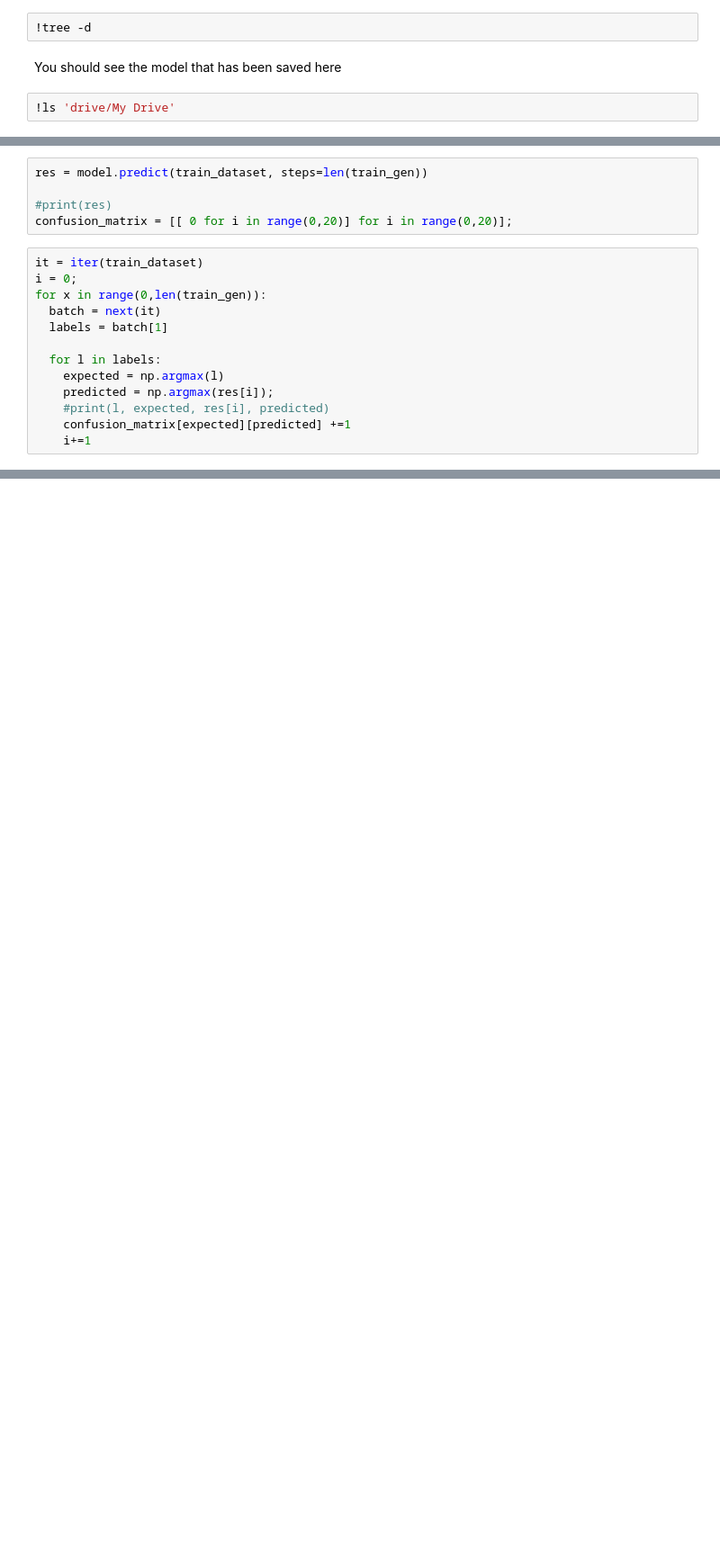
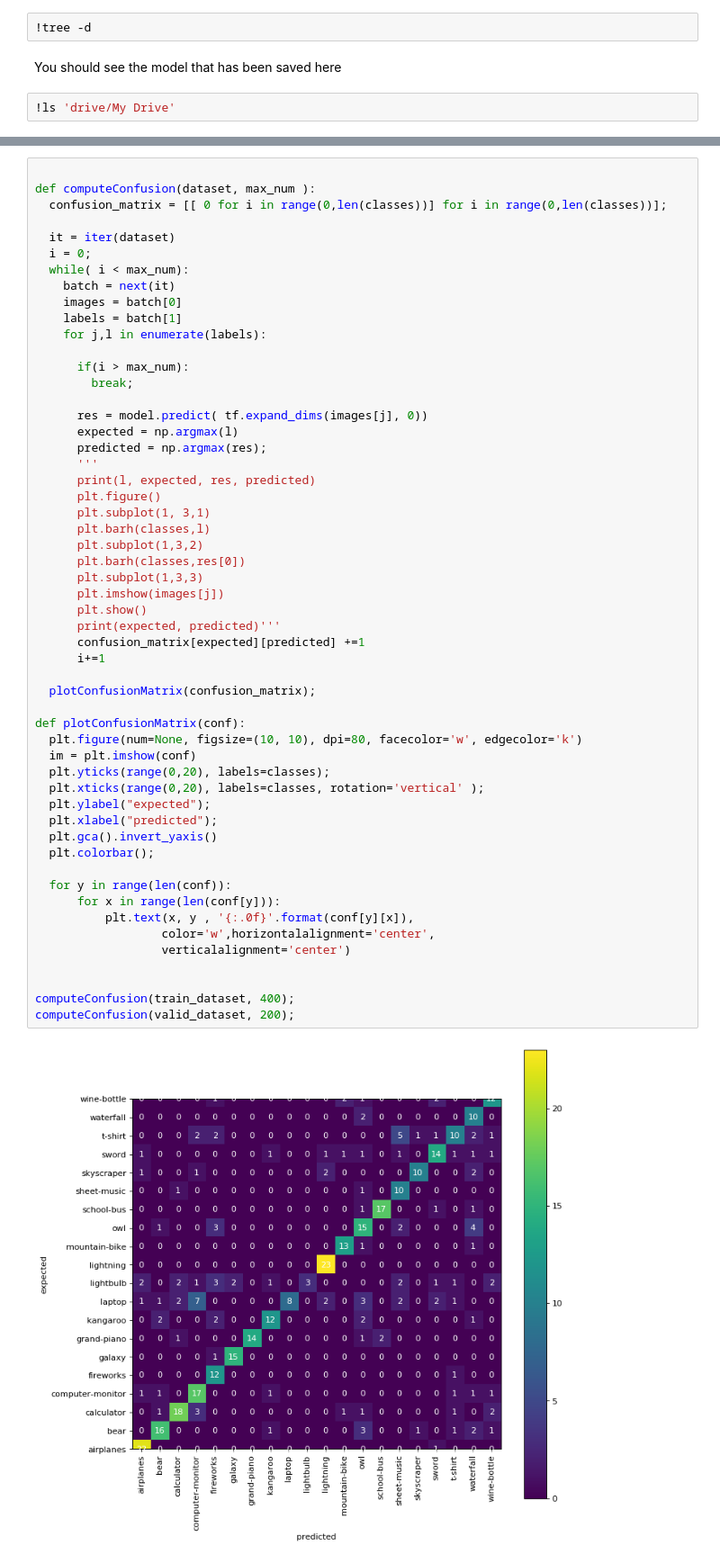
Before and after one commit to mett29/DL-Competition, a Jupyter notebook: image_classification.ipynb, the cells around one changed output, grey strips where cells are left out. Shown: that part at 90% size. Saved outputs shown, nothing was run; the diff lists cells and outputs as text; blank space fills up the shorter version.

Commit message:
Add Confusion Matrix and Dataset Distribution graph Speed up training using dataset.cache() Fix #5

```diff
--- a/image_classification.ipynb
+++ b/image_classification.ipynb
@@ -294,21 +291,3 @@ plt.plot(epochs_range, val_loss, label='Validation Loss')
 plt.legend(loc='upper right')
 plt.title('Training and Validation Loss')
 plt.show()
-# %%
-res = model.predict(train_dataset, steps=len(train_gen))
-
-#print(res)
-confusion_matrix = [[ 0 for i in range(0,20)] for i in range(0,20)];
-# %%
-it = iter(train_dataset)
-i = 0;
-for x in range(0,len(train_gen)):
-  batch = next(it)
-  labels = batch[1]
-
-  for l in labels:
-    expected = np.argmax(l)
-    predicted = np.argmax(res[i]);
-    #print(l, expected, res[i], predicted)
-    confusion_matrix[expected][predicted] +=1
-    i+=1
@@ -323,0 +294,56 @@ plt.xlabel("predicted");
+# %%
+
+def computeConfusion(dataset, max_num ):
+  confusion_matrix = [[ 0 for i in range(0,len(classes))] for i in range(0,len(classes))];
+
+  it = iter(dataset)
+  i = 0;
+  while( i < max_num):
+    batch = next(it)
+    images = batch[0]
+    labels = batch[1]
+    for j,l in enumerate(labels):
+
+      if(i > max_num):
+        break;
+
+      res = model.predict( tf.expand_dims(images[j], 0))
+      expected = np.argmax(l)
+      predicted = np.argmax(res);
+      '''
+      print(l, expected, res, predicted)
+      plt.figure()
+      plt.subplot(1, 3,1)
+      plt.barh(classes,l)
+      plt.subplot(1,3,2)
+      plt.barh(classes,res[0])
+      plt.subplot(1,3,3)
+      plt.imshow(images[j])
+      plt.show()
+      print(expected, predicted)'''
+      confusion_matrix[expected][predicted] +=1
+      i+=1
+
+  plotConfusionMatrix(confusion_matrix);
+
+def plotConfusionMatrix(conf):
+  plt.figure(num=None, figsize=(10, 10), dpi=80, facecolor='w', edgecolor='k')
+  im = plt.imshow(conf)
+  plt.yticks(range(0,20), labels=classes);
+  plt.xticks(range(0,20), labels=classes, rotation='vertical' );
+  plt.ylabel("expected");
+  plt.xlabel("predicted");
+  plt.gca().invert_yaxis()
+  plt.colorbar();
+
+  for y in range(len(conf)):
+      for x in range(len(conf[y])):
+          plt.text(x, y , '{:.0f}'.format(conf[y][x]),
+                  color='w',horizontalalignment='center',
+                  verticalalignment='center')
+
+
+computeConfusion(train_dataset, 400);
+computeConfusion(valid_dataset, 200);
+# %% [output]
+[figure, added]
```
Also changed, not shown: parts of 10 cells of this notebook.
